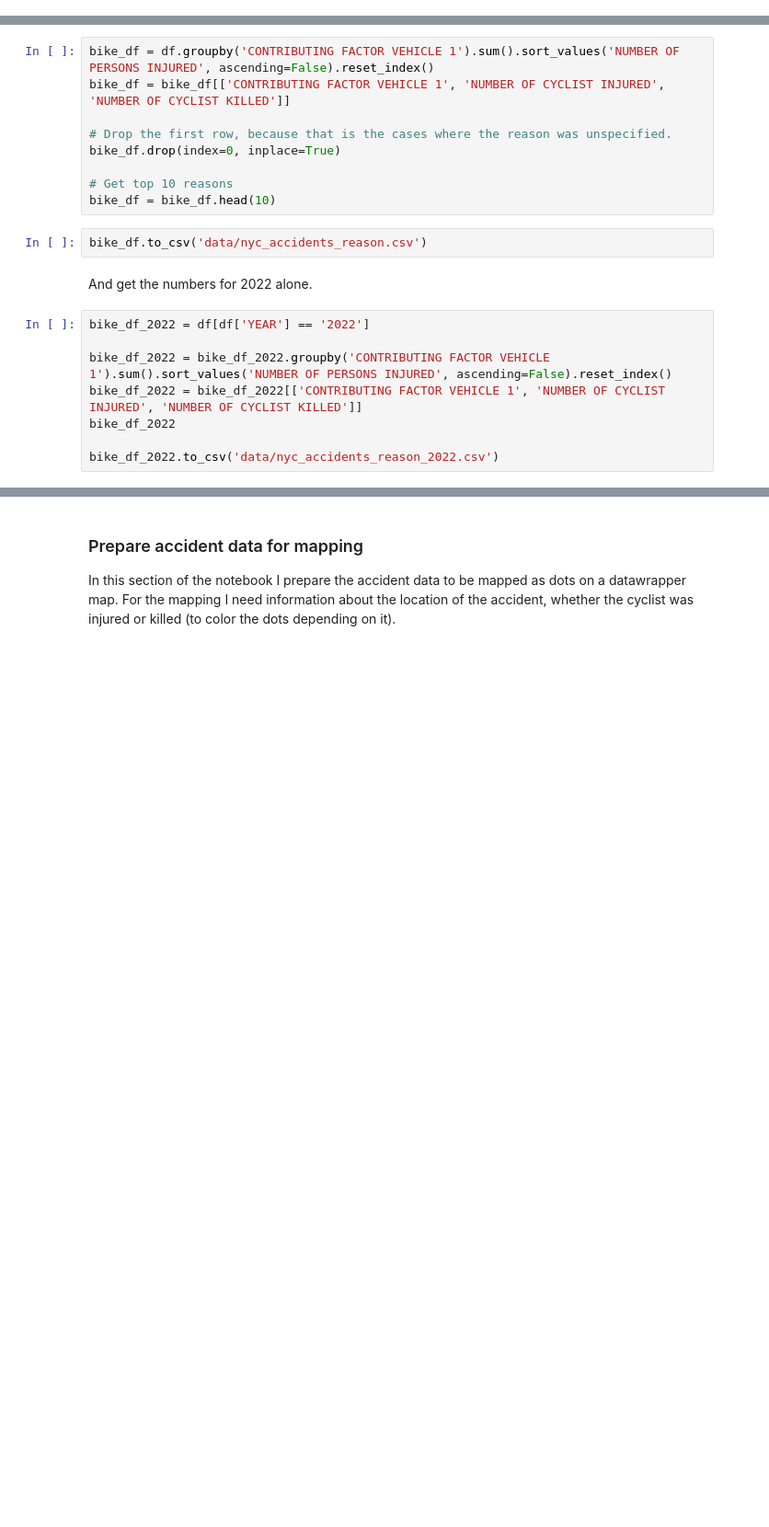
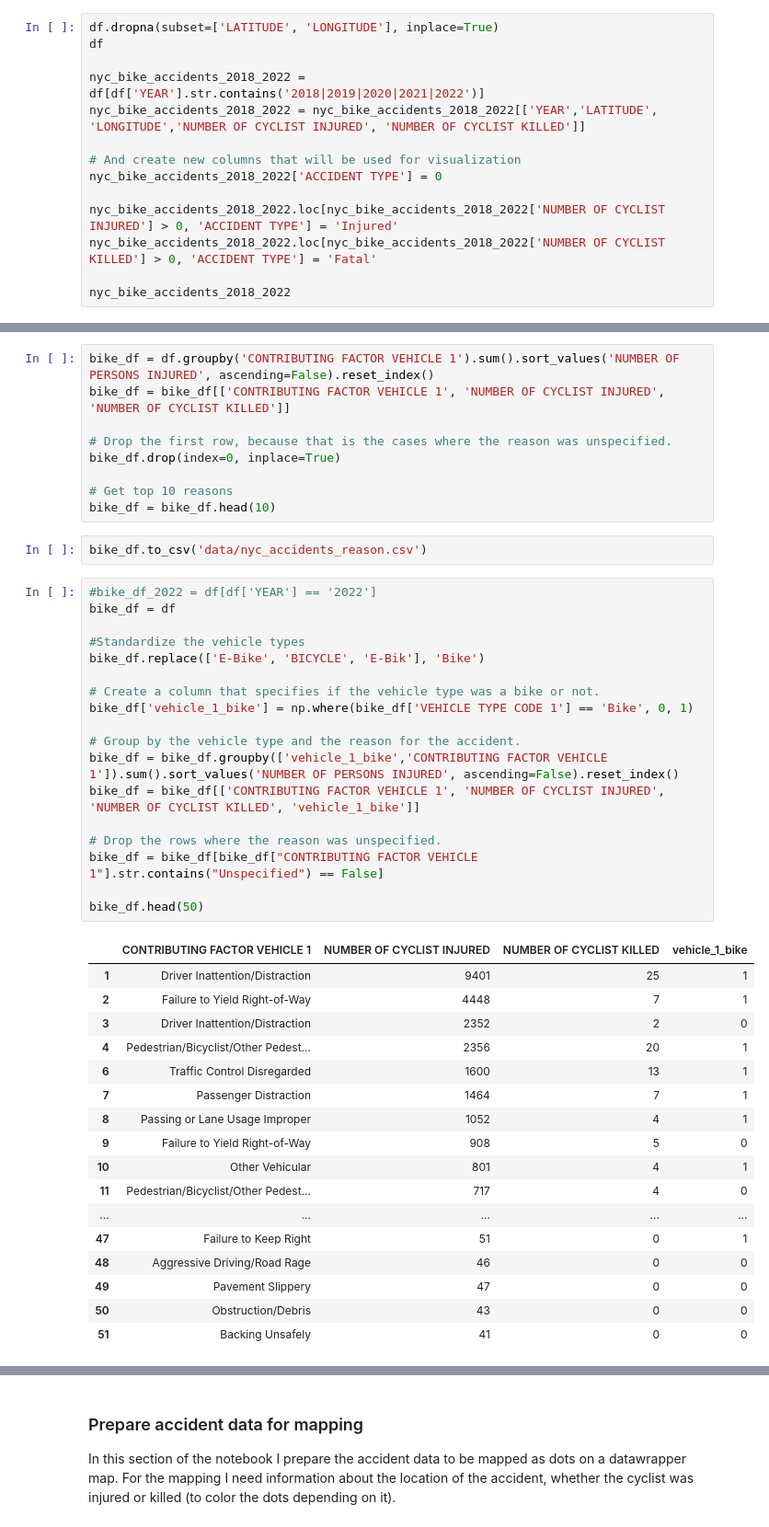
Before and after one commit to laurabejder/bike-safety-nyc, a Jupyter notebook: accidents_data_visualization.ipynb, the cells around one changed output, grey strips where cells are left out. Shown at 92% size. Cells and saved outputs as stored; diff of their text form; blank space fills up the shorter version.

```diff
--- a/accidents_data_visualization.ipynb
+++ b/accidents_data_visualization.ipynb
@@ -10,3 +26,17 @@ pd.options.display.max_columns = 50
 df['CRASH DATE'] = pd.to_datetime(df['CRASH DATE'])
 
 df['YEAR'] = df['CRASH DATE'].dt.strftime('%Y')
+# %%
+df.dropna(subset=['LATITUDE', 'LONGITUDE'], inplace=True)
+df
+
+nyc_bike_accidents_2018_2022 = df[df['YEAR'].str.contains('2018|2019|2020|2021|2022')]
+nyc_bike_accidents_2018_2022 = nyc_bike_accidents_2018_2022[['YEAR','LATITUDE', 'LONGITUDE','NUMBER OF CYCLIST INJURED', 'NUMBER OF CYCLIST KILLED']]
+
+# And create new columns that will be used for visualization
+nyc_bike_accidents_2018_2022['ACCIDENT TYPE'] = 0
+
+nyc_bike_accidents_2018_2022.loc[nyc_bike_accidents_2018_2022['NUMBER OF CYCLIST INJURED'] > 0, 'ACCIDENT TYPE'] = 'Injured'
+nyc_bike_accidents_2018_2022.loc[nyc_bike_accidents_2018_2022['NUMBER OF CYCLIST KILLED'] > 0, 'ACCIDENT TYPE'] = 'Fatal'
+
+nyc_bike_accidents_2018_2022
@@ -23,13 +69,39 @@ bike_df.drop(index=0, inplace=True)
 bike_df = bike_df.head(10)
 # %%
 bike_df.to_csv('data/nyc_accidents_reason.csv')
-# %% [markdown]
-And get the numbers for 2022 alone.
-# %%
-bike_df_2022 = df[df['YEAR'] == '2022']
-
-bike_df_2022 = bike_df_2022.groupby('CONTRIBUTING FACTOR VEHICLE 1').sum().sort_values('NUMBER OF PERSONS INJURED', ascending=False).reset_index()
-bike_df_2022 = bike_df_2022[['CONTRIBUTING FACTOR VEHICLE 1', 'NUMBER OF CYCLIST INJURED', 'NUMBER OF CYCLIST KILLED']]
-bike_df_2022
-
-bike_df_2022.to_csv('data/nyc_accidents_reason_2022.csv')
+# %%
+#bike_df_2022 = df[df['YEAR'] == '2022']
+bike_df = df
+
+#Standardize the vehicle types
+bike_df.replace(['E-Bike', 'BICYCLE', 'E-Bik'], 'Bike')
+
+# Create a column that specifies if the vehicle type was a bike or not.
+bike_df['vehicle_1_bike'] = np.where(bike_df['VEHICLE TYPE CODE 1'] == 'Bike', 0, 1)
+
+# Group by the vehicle type and the reason for the accident.
+bike_df = bike_df.groupby(['vehicle_1_bike','CONTRIBUTING FACTOR VEHICLE 1']).sum().sort_values('NUMBER OF PERSONS INJURED', ascending=False).reset_index()
+bike_df = bike_df[['CONTRIBUTING FACTOR VEHICLE 1', 'NUMBER OF CYCLIST INJURED', 'NUMBER OF CYCLIST KILLED', 'vehicle_1_bike']]
+
+# Drop the rows where the reason was unspecified.
+bike_df = bike_df[bike_df["CONTRIBUTING FACTOR VEHICLE 1"].str.contains("Unspecified") == False]
+
+bike_df.head(50)
+# %% [output]
+|  | CONTRIBUTING FACTOR VEHICLE 1 | NUMBER OF CYCLIST INJURED | NUMBER OF CYCLIST KILLED | vehicle_1_bike |
+| 1 | Driver Inattention/Distraction | 9401 | 25 | 1 |
+| 2 | Failure to Yield Right-of-Way | 4448 | 7 | 1 |
+| 3 | Driver Inattention/Distraction | 2352 | 2 | 0 |
+| 4 | Pedestrian/Bicyclist/Other Pedest... | 2356 | 20 | 1 |
+| 6 | Traffic Control Disregarded | 1600 | 13 | 1 |
+| 7 | Passenger Distraction | 1464 | 7 | 1 |
+| 8 | Passing or Lane Usage Improper | 1052 | 4 | 1 |
+| 9 | Failure to Yield Right-of-Way | 908 | 5 | 0 |
+| 10 | Other Vehicular | 801 | 4 | 1 |
+| 11 | Pedestrian/Bicyclist/Other Pedest... | 717 | 4 | 0 |
+| ... | ... | ... | ... | ... |
+| 47 | Failure to Keep Right | 51 | 0 | 1 |
+| 48 | Aggressive Driving/Road Rage | 46 | 0 | 0 |
+| 49 | Pavement Slippery | 47 | 0 | 0 |
+| 50 | Obstruction/Debris | 43 | 0 | 0 |
+| 51 | Backing Unsafely | 41 | 0 | 0 |
```
Also changed, not shown: parts of 14 cells of this notebook, 4 other files.
